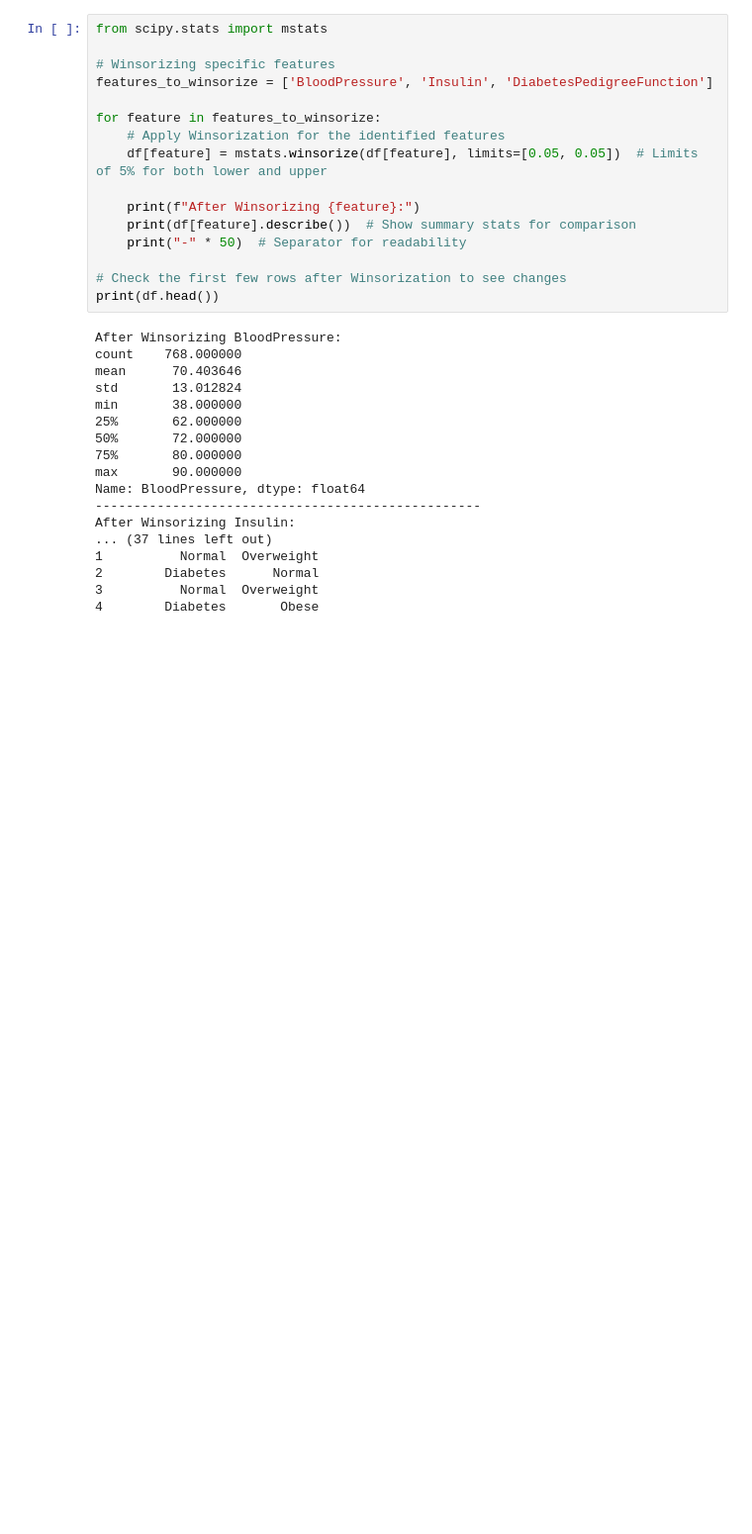
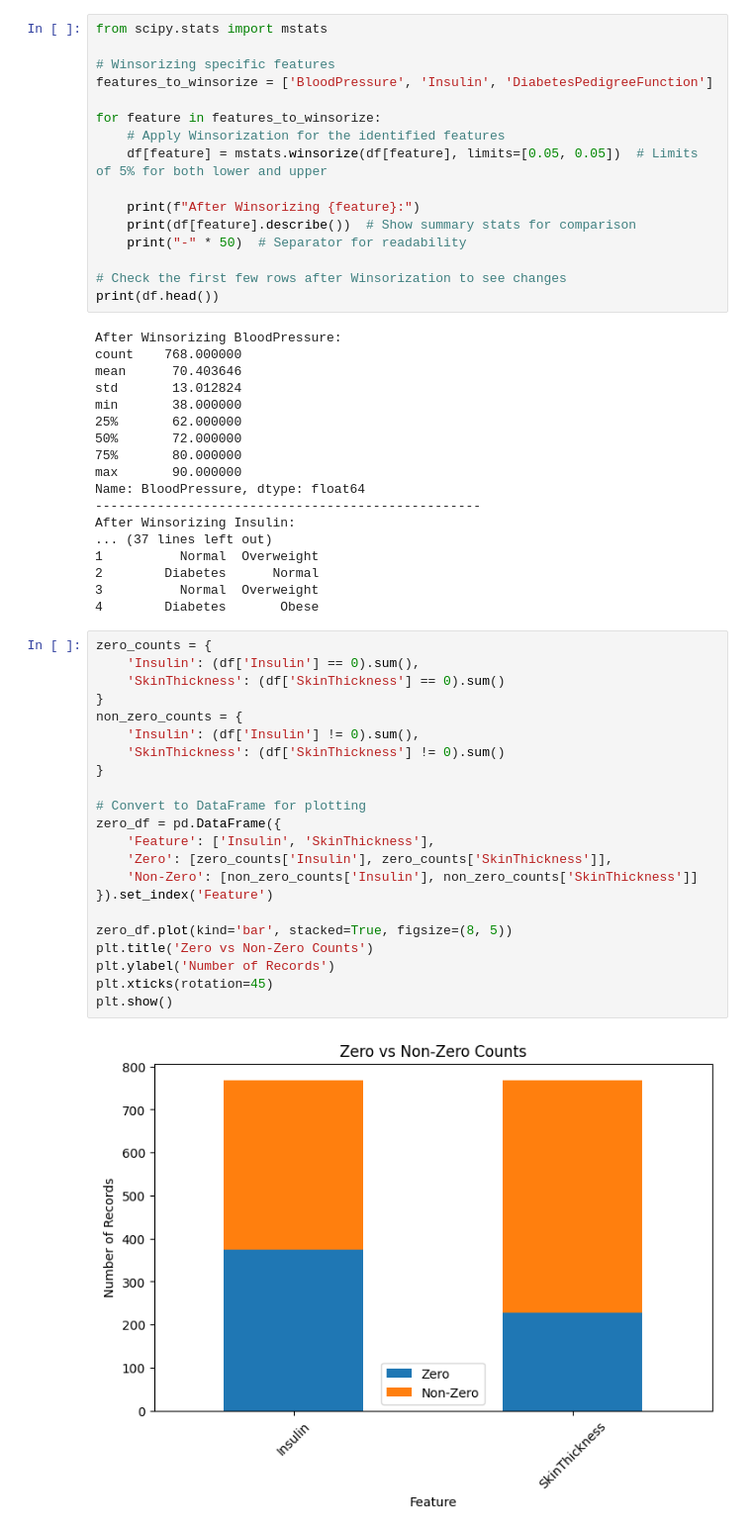
Before and after one commit to Ekuaappiah/pima-diabetes-predictor, a Jupyter notebook: notebooks/01_data_exploration.ipynb-Copy1.ipynb, the cells around one changed output. Shown at 99% size. Cells and saved outputs as stored; diff of their text form; blank space fills up the shorter version.

```diff
--- a/notebooks/01_data_exploration.ipynb-Copy1.ipynb
+++ b/notebooks/01_data_exploration.ipynb-Copy1.ipynb
@@ -324,3 +334,27 @@ After Winsorizing Insulin:
 2        Diabetes      Normal
 3          Normal  Overweight
 4        Diabetes       Obese
+# %%
+zero_counts = {
+    'Insulin': (df['Insulin'] == 0).sum(),
+    'SkinThickness': (df['SkinThickness'] == 0).sum()
+}
+non_zero_counts = {
+    'Insulin': (df['Insulin'] != 0).sum(),
+    'SkinThickness': (df['SkinThickness'] != 0).sum()
+}
+
+# Convert to DataFrame for plotting
+zero_df = pd.DataFrame({
+    'Feature': ['Insulin', 'SkinThickness'],
+    'Zero': [zero_counts['Insulin'], zero_counts['SkinThickness']],
+    'Non-Zero': [non_zero_counts['Insulin'], non_zero_counts['SkinThickness']]
+}).set_index('Feature')
+
+zero_df.plot(kind='bar', stacked=True, figsize=(8, 5))
+plt.title('Zero vs Non-Zero Counts')
+plt.ylabel('Number of Records')
+plt.xticks(rotation=45)
+plt.show()
+# %% [output]
+[figure, added]
```
Also changed, not shown: parts of 2 cells of this notebook, 3 other files.
